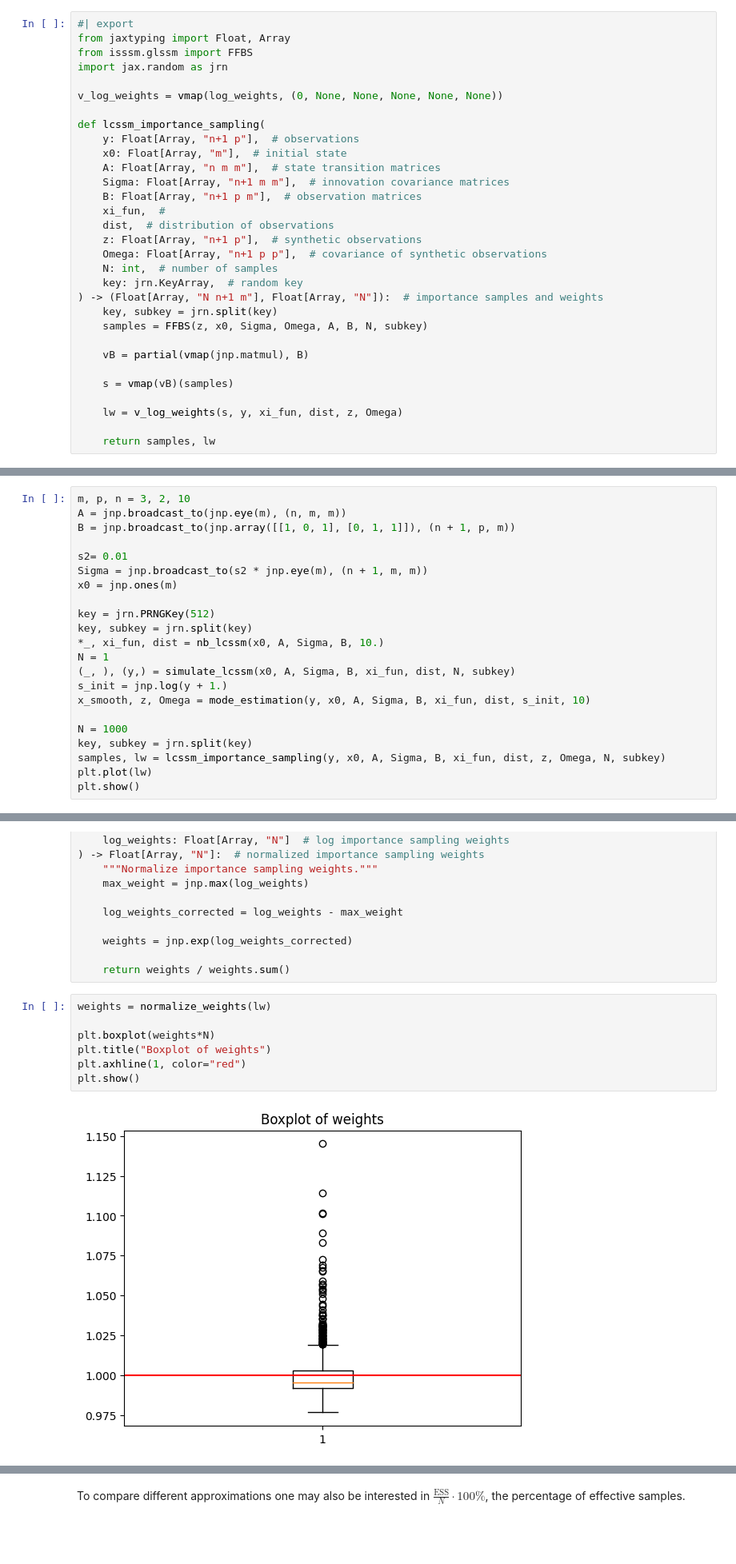
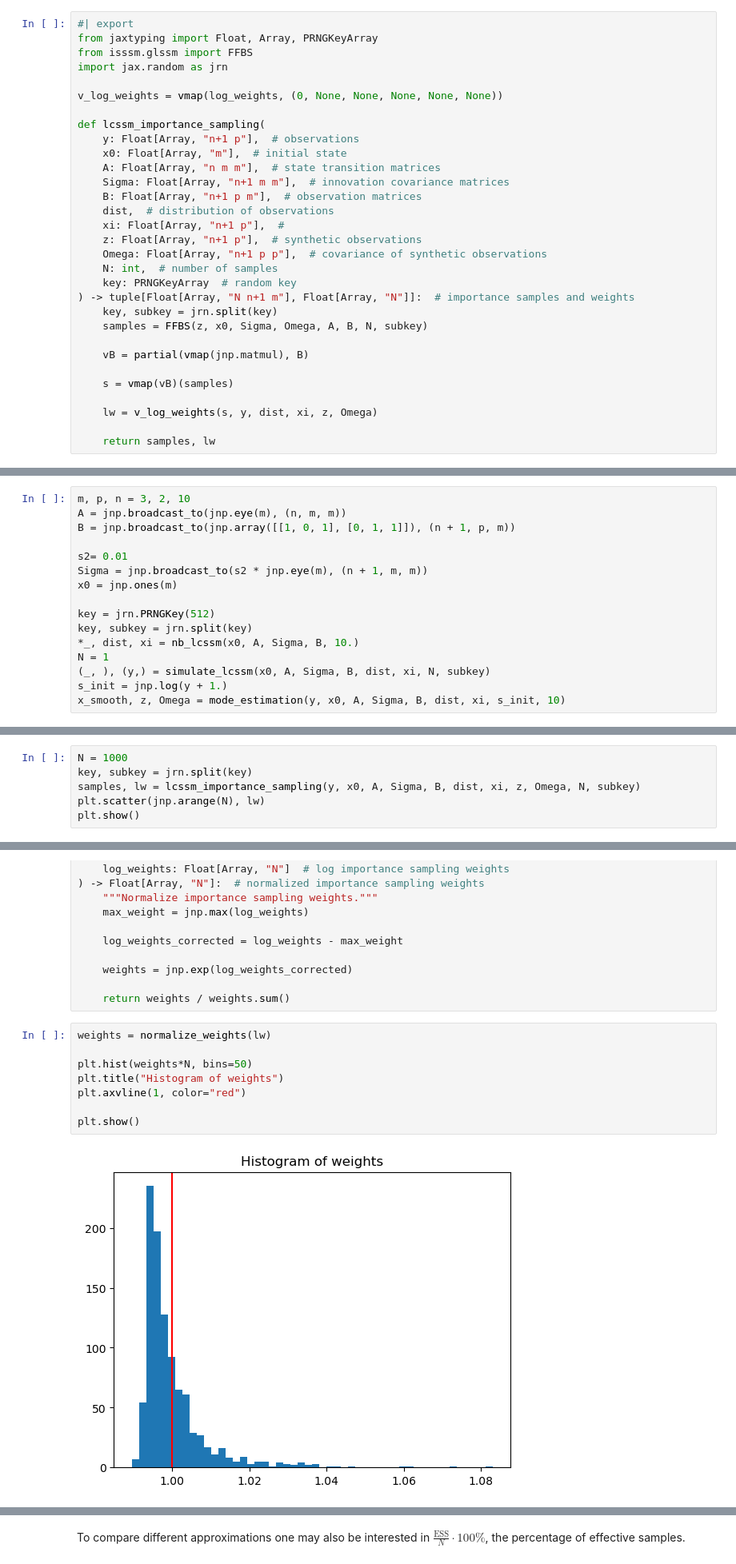
Before and after one commit to stefanheyder/isssm, a Jupyter notebook: nbs/40_importance_sampling.ipynb, the cells around one changed output, grey strips where cells are left out. Shown at 80% size. Drawn from its saved outputs; the diff is of its cells as text; blank space fills up the shorter version.

```diff
--- a/nbs/40_importance_sampling.ipynb
+++ b/nbs/40_importance_sampling.ipynb
@@ -95,7 +86,7 @@ from isssm.mode_estimation import mode_estimation
 import matplotlib.pyplot as plt
 # %%
 #| export
-from jaxtyping import Float, Array
+from jaxtyping import Float, Array, PRNGKeyArray
 from isssm.glssm import FFBS
 import jax.random as jrn
 
@@ -107,13 +98,13 @@ def lcssm_importance_sampling(
     A: Float[Array, "n m m"],  # state transition matrices
     Sigma: Float[Array, "n+1 m m"],  # innovation covariance matrices
     B: Float[Array, "n+1 p m"],  # observation matrices
-    xi_fun,  #
     dist,  # distribution of observations
+    xi: Float[Array, "n+1 p"],  #
     z: Float[Array, "n+1 p"],  # synthetic observations
     Omega: Float[Array, "n+1 p p"],  # covariance of synthetic observations
     N: int,  # number of samples
-    key: jrn.KeyArray,  # random key
-) -> (Float[Array, "N n+1 m"], Float[Array, "N"]):  # importance samples and weights
+    key: PRNGKeyArray  # random key
+) -> tuple[Float[Array, "N n+1 m"], Float[Array, "N"]]:  # importance samples and weights
     key, subkey = jrn.split(key)
     samples = FFBS(z, x0, Sigma, Omega, A, B, N, subkey)
 
@@ -121,7 +112,7 @@ def lcssm_importance_sampling(
 
     s = vmap(vB)(samples)
 
-    lw = v_log_weights(s, y, xi_fun, dist, z, Omega)
+    lw = v_log_weights(s, y, dist, xi, z, Omega)
 
     return samples, lw
 # %% [markdown]
@@ -137,14 +128,8 @@ x0 = jnp.ones(m)
 
 key = jrn.PRNGKey(512)
 key, subkey = jrn.split(key)
-*_, xi_fun, dist = nb_lcssm(x0, A, Sigma, B, 10.)
+*_, dist, xi = nb_lcssm(x0, A, Sigma, B, 10.)
 N = 1
-(_, ), (y,) = simulate_lcssm(x0, A, Sigma, B, xi_fun, dist, N, subkey)
+(_, ), (y,) = simulate_lcssm(x0, A, Sigma, B, dist, xi, N, subkey)
 s_init = jnp.log(y + 1.)
-x_smooth, z, Omega = mode_estimation(y, x0, A, Sigma, B, xi_fun, dist, s_init, 10)
-
-N = 1000
-key, subkey = jrn.split(key)
-samples, lw = lcssm_importance_sampling(y, x0, A, Sigma, B, xi_fun, dist, z, Omega, N, subkey)
-plt.plot(lw)
-plt.show()
+x_smooth, z, Omega = mode_estimation(y, x0, A, Sigma, B, dist, xi, s_init, 10)
@@ -153,0 +136,6 @@ No GPU/TPU found, falling back to CPU. (Set TF_CPP_MIN_LOG_LEVEL=0 and rerun for
+# %%
+N = 1000
+key, subkey = jrn.split(key)
+samples, lw = lcssm_importance_sampling(y, x0, A, Sigma, B, dist, xi, z, Omega, N, subkey)
+plt.scatter(jnp.arange(N), lw)
+plt.show()
@@ -174,12 +164,13 @@ def normalize_weights(
 # %%
 weights = normalize_weights(lw)
 
-plt.boxplot(weights*N)
-plt.title("Boxplot of weights")
-plt.axhline(1, color="red")
+plt.hist(weights*N, bins=50)
+plt.title("Histogram of weights")
+plt.axvline(1, color="red")
+
 plt.show()
 # %% [output]
-[figure, old version]
+[figure, new version]
 # %% [markdown]
 ## Effective Sample Size
 
```
Also changed, not shown: parts of 4 cells of this notebook, 15 other files.
